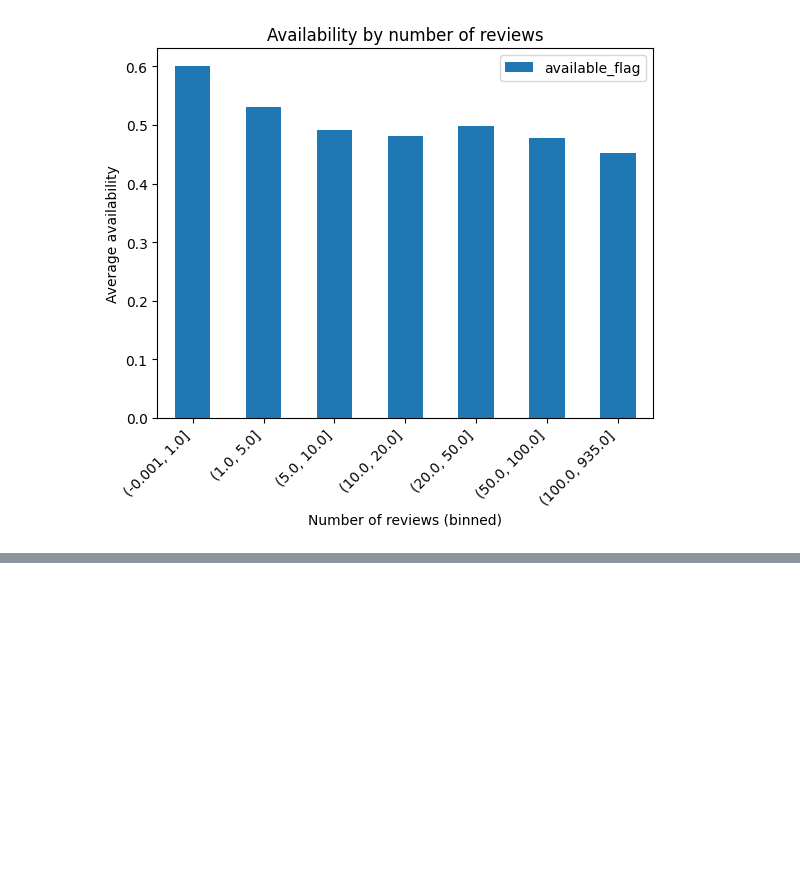
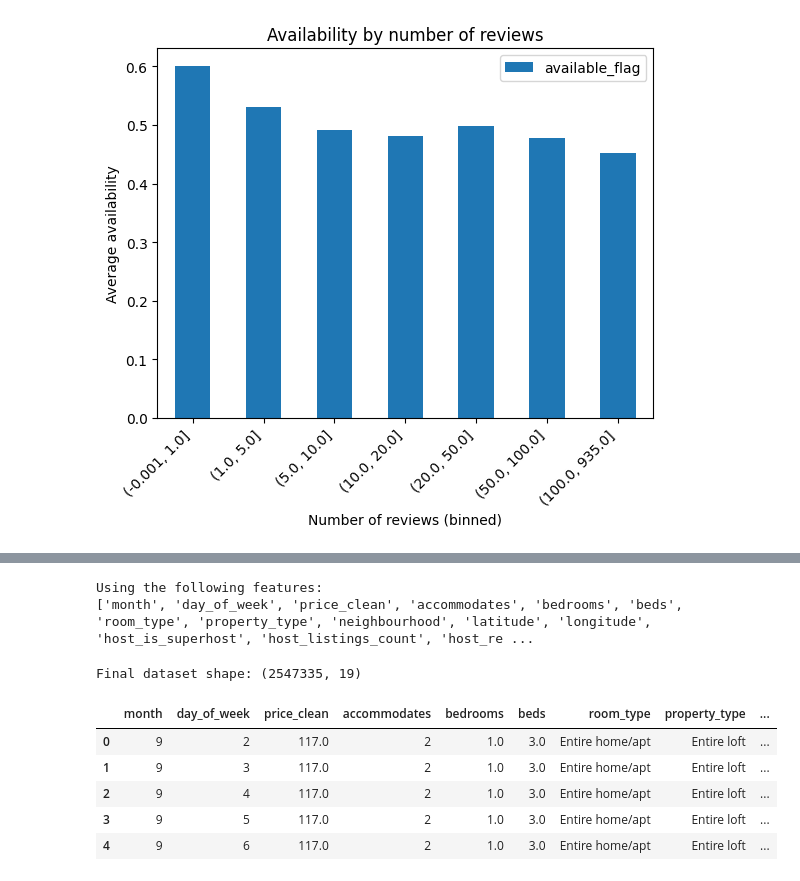
Before and after one commit to MateoBarredaR/hackaton1, a Jupyter notebook: kika.ipynb, the cells around one changed output, grey strips where cells are left out. Saved outputs shown, nothing was run; the diff lists cells and outputs as text; code cells hidden in the pictures; blank space fills up the shorter version.

Commit message:
Created new features and cleaned df

```diff
--- a/kika.ipynb
+++ b/kika.ipynb
@@ -590,0 +672,65 @@ plt.show()
+# %%
+# Define features and target
+
+target_col = "available_flag"
+
+candidate_features = [
+    # calendar
+    "month",
+    "day_of_week",
+
+    # price / capacity
+    "price_clean",
+    "accommodates",
+    "bedrooms",
+    "beds",
+
+    # property / location
+    "room_type",
+    "property_type",
+    "neighbourhood",
+    "latitude",
+    "longitude",
+
+    # host
+    "host_is_superhost",
+    "host_listings_count",
+    "host_response_rate",
+    "host_acceptance_rate",
+    "minimum_nights",
+    "maximum_nights",
+
+    # reviews
+    "num_reviews",
+]
+
+# Keep only features that actually exist in base_df
+features = [col for col in candidate_features if col in base_df.columns]
+
+print("Using the following features:")
+print(features)
+# %% [output]
+Using the following features:
+['month', 'day_of_week', 'price_clean', 'accommodates', 'bedrooms', 'beds', 'room_type', 'property_type', 'neighbourhood', 'latitude', 'longitude', 'host_is_superhost', 'host_listings_count', 'host_re ...
+# %%
+# Clean final df y clena NaNs
+
+# Build final modeling dataframe
+final_df = base_df[features + [target_col]].copy()
+
+# Define some critical numeric columns (if they exist)
+critical_cols = [c for c in ["price_clean", "accommodates"] if c in final_df.columns]
+
+# Drop rows with missing values in target or critical columns
+final_df = final_df.dropna(subset=critical_cols + [target_col])
+
+print("Final dataset shape:", final_df.shape)
+final_df.head()
+# %% [output]
+Final dataset shape: (2547335, 19)
+|  | month | day_of_week | price_clean | accommodates | bedrooms | beds | room_type | property_type | ... |
+| 0 | 9 | 2 | 117.0 | 2 | 1.0 | 3.0 | Entire home/apt | Entire loft | ... |
+| 1 | 9 | 3 | 117.0 | 2 | 1.0 | 3.0 | Entire home/apt | Entire loft | ... |
+| 2 | 9 | 4 | 117.0 | 2 | 1.0 | 3.0 | Entire home/apt | Entire loft | ... |
+| 3 | 9 | 5 | 117.0 | 2 | 1.0 | 3.0 | Entire home/apt | Entire loft | ... |
+| 4 | 9 | 6 | 117.0 | 2 | 1.0 | 3.0 | Entire home/apt | Entire loft | ... |
```
Also changed, not shown: parts of 3 cells of this notebook.
